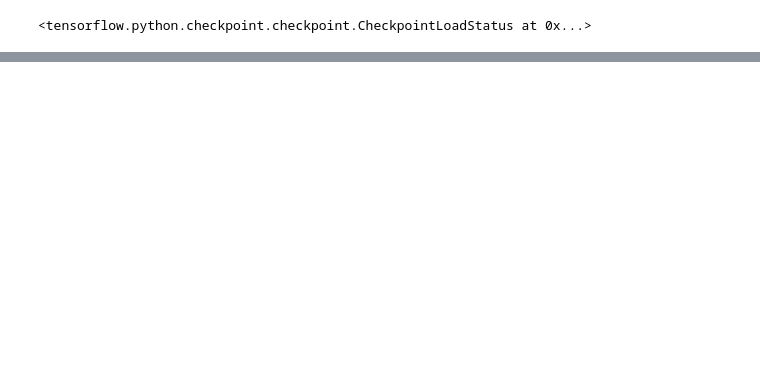
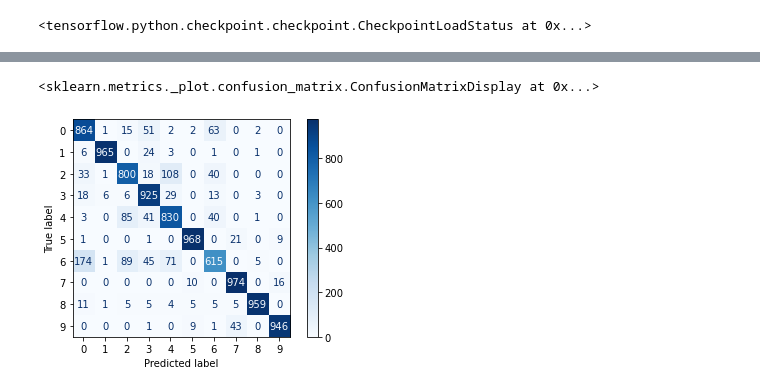
Before and after one commit to gabrieltorres519/Curso_ML_Python_Programador_IA, a Jupyter notebook: 8_Redes_Neuronales/2_NN_ClasificaciónMúltiple.ipynb, the cells around one changed output, grey strips where cells are left out. Drawn from its saved outputs; the diff is of its cells as text; code cells hidden in the pictures; blank space fills up the shorter version.

Commit message:
62) Redes Neuronales Clasificación: Testeo del mejor modelo obtenido y visualización de la matriz de confusión obtenida

```diff
--- a/8_Redes_Neuronales/2_NN_ClasificaciónMúltiple.ipynb
+++ b/8_Redes_Neuronales/2_NN_ClasificaciónMúltiple.ipynb
@@ -414,0 +408,2 @@ model_3.save('best_model.h5')
+# %%
+best_model = tf.keras.models.load_model('best_model.h5')
@@ -414,0 +432,7 @@ model_3.save('best_model.h5')
+# %%
+# Los datos para validación fueron conocidos por el modelo en cada época de su entrenamiento,
+# es por esto que para las pruebas se necesita usar datos que nunca haya visto, X_test
+
+y_test_pred = best_model.predict(X_test)
+y_test_pre = y_test_pred.argmax(axis=1)
+print(accuracy_score(y_test,y_test_pre))
@@ -414,0 +442,9 @@ model_3.save('best_model.h5')
+# %%
+ConfusionMatrixDisplay.from_predictions(
+    y_test, y_test_pre,
+    cmap='Blues',
+    normalize=None
+)
+# %% [output]
+<sklearn.metrics._plot.confusion_matrix.ConfusionMatrixDisplay at 0x...>
+[figure, added]
```
Also changed, not shown: parts of 15 cells of this notebook, 3 other files.
